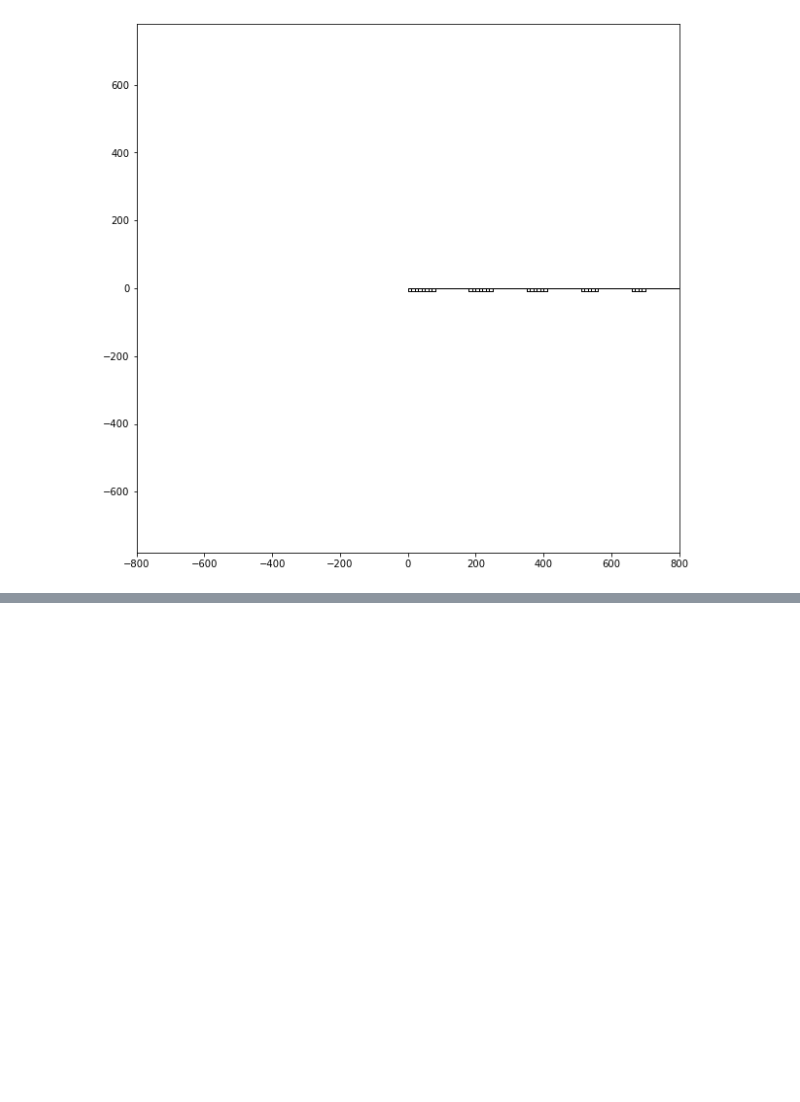
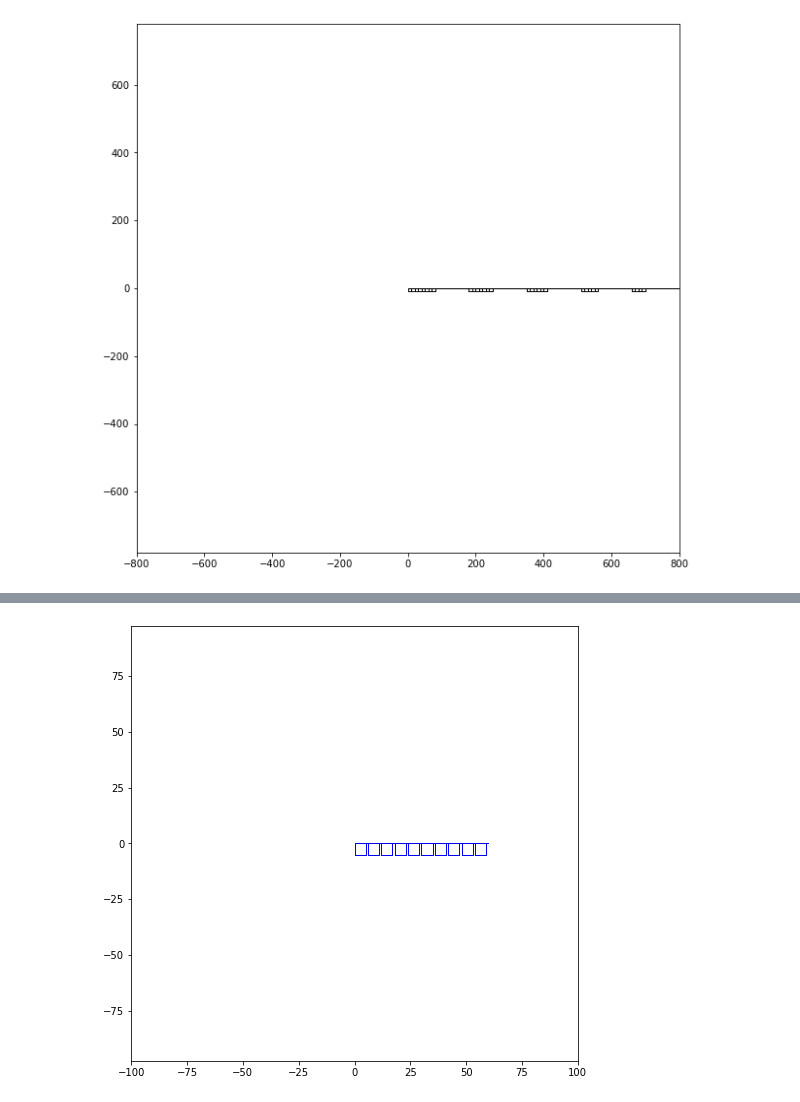
Before and after one commit to bblais/AI-and-Robotics-Fall-2022-Class-Notebooks, a Jupyter notebook: Sprint #1 - Programming and Games/2022-09-19 - Class.ipynb, the cells around one changed output, grey strips where cells are left out. Cells and saved outputs as stored; diff of their text form; code cells hidden in the pictures; blank space fills up the shorter version.

```diff
--- a/Sprint #1 - Programming and Games/2022-09-19 - Class.ipynb
+++ b/Sprint #1 - Programming and Games/2022-09-19 - Class.ipynb
@@ -65,3 +66,10 @@ for i in [8,7,6,5,4]:
 5
 4
 [figure]
+# %%
+print("start")
+for i in range(4):
+    print("here",i)
+    print("another")
+
+print("end")
@@ -67,0 +133,15 @@ for i in [8,7,6,5,4]:
+# %%
+color1="blue"
+color2="red"
+
+reset((8,8))
+for i in range(10):
+
+    pencolor(color1)
+    square(5)
+
+    forward(6)
+
+    color1,color2=color2,color1
+# %% [output]
+[figure, added]
```
Also changed, not shown: parts of 7 cells of this notebook, 4 other files.
